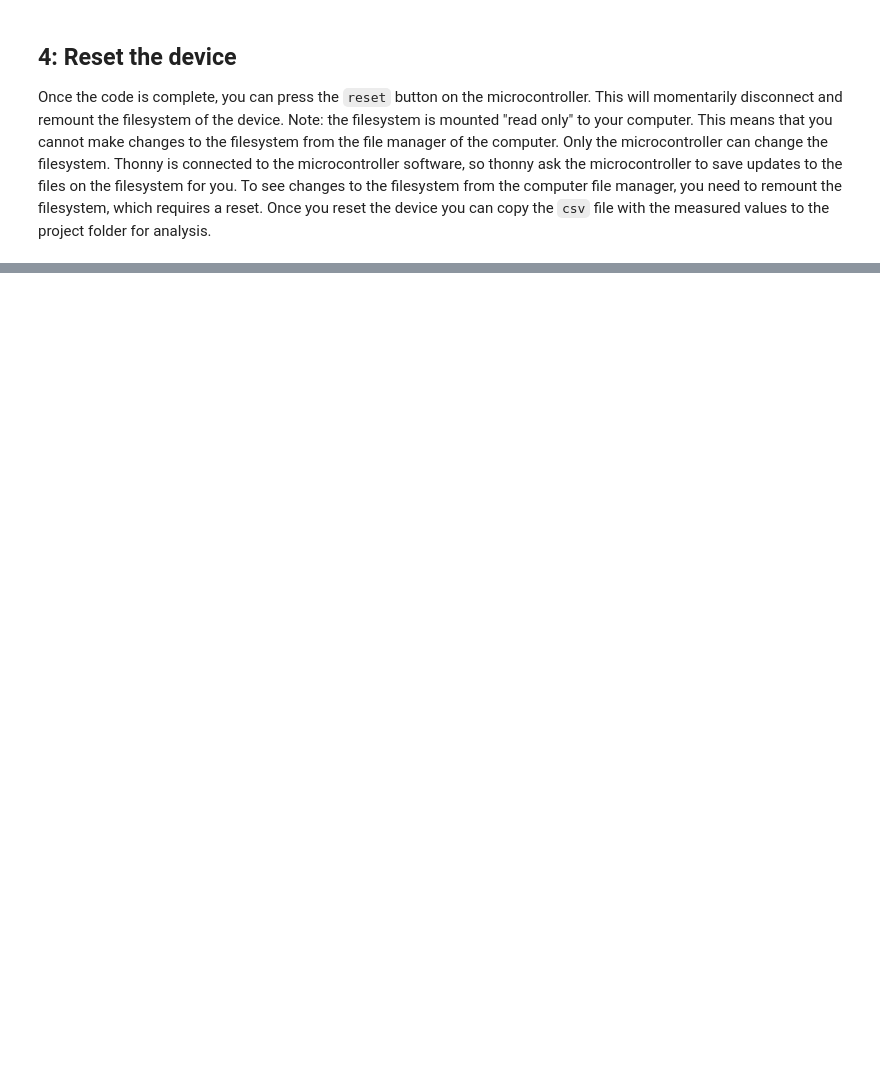
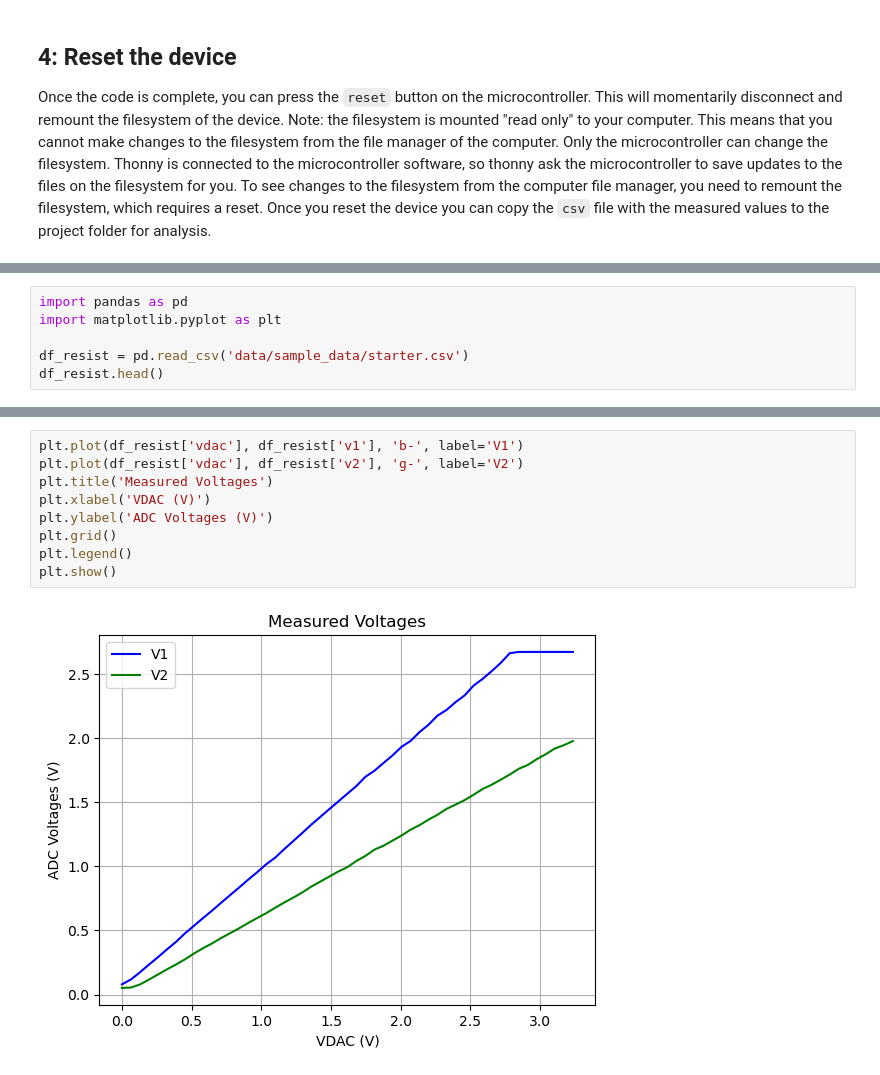
Before and after one commit to 202420-PHYS-230/P1_CollectingData, a Jupyter notebook: ControlAndMeasure.ipynb, the cells around one changed output, grey strips where cells are left out. Drawn from its saved outputs; the diff is of its cells as text; blank space fills up the shorter version.

Commit message:
Update control and measure notebook.

```diff
--- a/ControlAndMeasure.ipynb
+++ b/ControlAndMeasure.ipynb
@@ -98,0 +103,6 @@ Once the code is complete, you can press the `reset` button on the microcontroll
+# %%
+import pandas as pd
+import matplotlib.pyplot as plt
+
+df_resist = pd.read_csv('data/sample_data/starter.csv')
+df_resist.head()
@@ -98,0 +116,11 @@ Once the code is complete, you can press the `reset` button on the microcontroll
+# %%
+plt.plot(df_resist['vdac'], df_resist['v1'], 'b-', label='V1')
+plt.plot(df_resist['vdac'], df_resist['v2'], 'g-', label='V2')
+plt.title('Measured Voltages')
+plt.xlabel('VDAC (V)')
+plt.ylabel('ADC Voltages (V)')
+plt.grid()
+plt.legend()
+plt.show()
+# %% [output]
+[figure, added]
```
Also changed, not shown: parts of 8 cells of this notebook, 4 other files.
